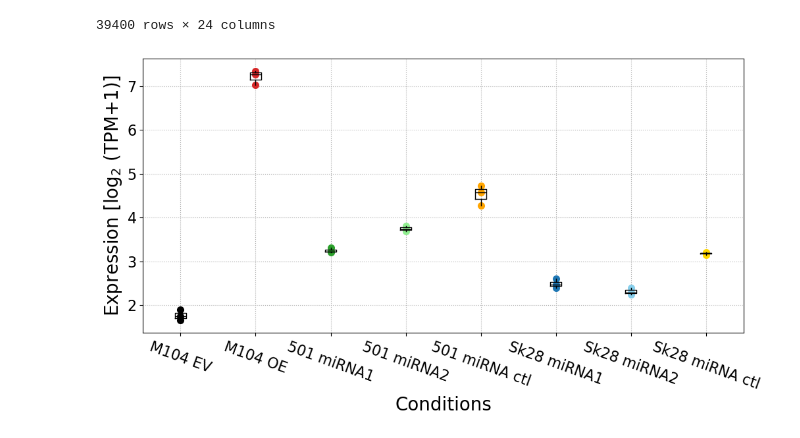
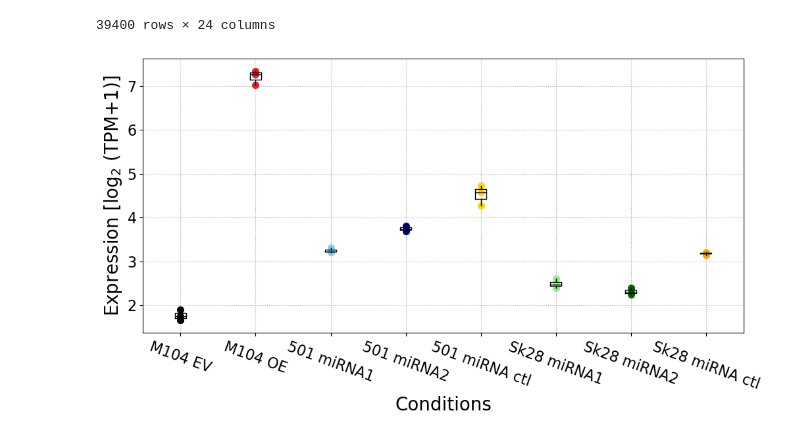
Before and after one commit to adelomana/keflavik, a Jupyter notebook: 004.visualization/expression_analysis_targeted.ipynb, the cells around one changed output. Drawn from its saved outputs; the diff is of its cells as text; code cells hidden in the pictures.

```diff
--- a/004.visualization/expression_analysis_targeted.ipynb
+++ b/004.visualization/expression_analysis_targeted.ipynb
@@ -31,23 +31,23 @@ df
 | ENSG00000293597 | 0.000000 | 0.000000 | 0.000000 | 0.000000 | 0.000000 | 0.000000 | 0.077143 | 0.000000 | ... |
 39400 rows × 24 columns
 # %%
-my_colors = ['black', 'tab:red', 'tab:green', 'lightgreen', 'orange', 'tab:blue', 'skyblue', 'gold']
+my_colors = ['black', 'tab:red', 'skyblue', 'darkblue', 'gold', 'lightgreen', 'darkgreen', 'orange']
 for group in range(8):
     initial = group * 3
     final = initial + 3
     tpm = df.loc[target_gene, ].iloc[initial:final].values
     log2tpm_po = numpy.log2(tpm + 1)
 
     matplotlib.pyplot.plot(numpy.repeat(group, len(tpm)), log2tpm_po, 'o', color=my_colors[group], alpha=3/3, mec='none', markersize=8)
     matplotlib.pyplot.boxplot(log2tpm_po, positions=[group], showcaps=False, medianprops=dict(color='black'))
 
 matplotlib.pyplot.xticks([0, 1, 2, 3, 4, 5, 6, 7], ['M104 EV', 'M104 OE', '501 miRNA1', '501 miRNA2', '501 miRNA ctl', 'Sk28 miRNA1', 'Sk28 miRNA2', 'Sk28 miRNA ctl'], rotation=-20)
 matplotlib.pyplot.ylabel('Expression [log$_2$ (TPM+1)]')
 matplotlib.pyplot.xlabel('Conditions')
 matplotlib.pyplot.grid(ls=':')
 matplotlib.pyplot.tight_layout()
 
 #matplotlib.pyplot.show()
 matplotlib.pyplot.savefig('expression.svg')
 # %% [output]
-[figure, old version]
+[figure, new version]
```
Also changed, not shown: 2 other files.
